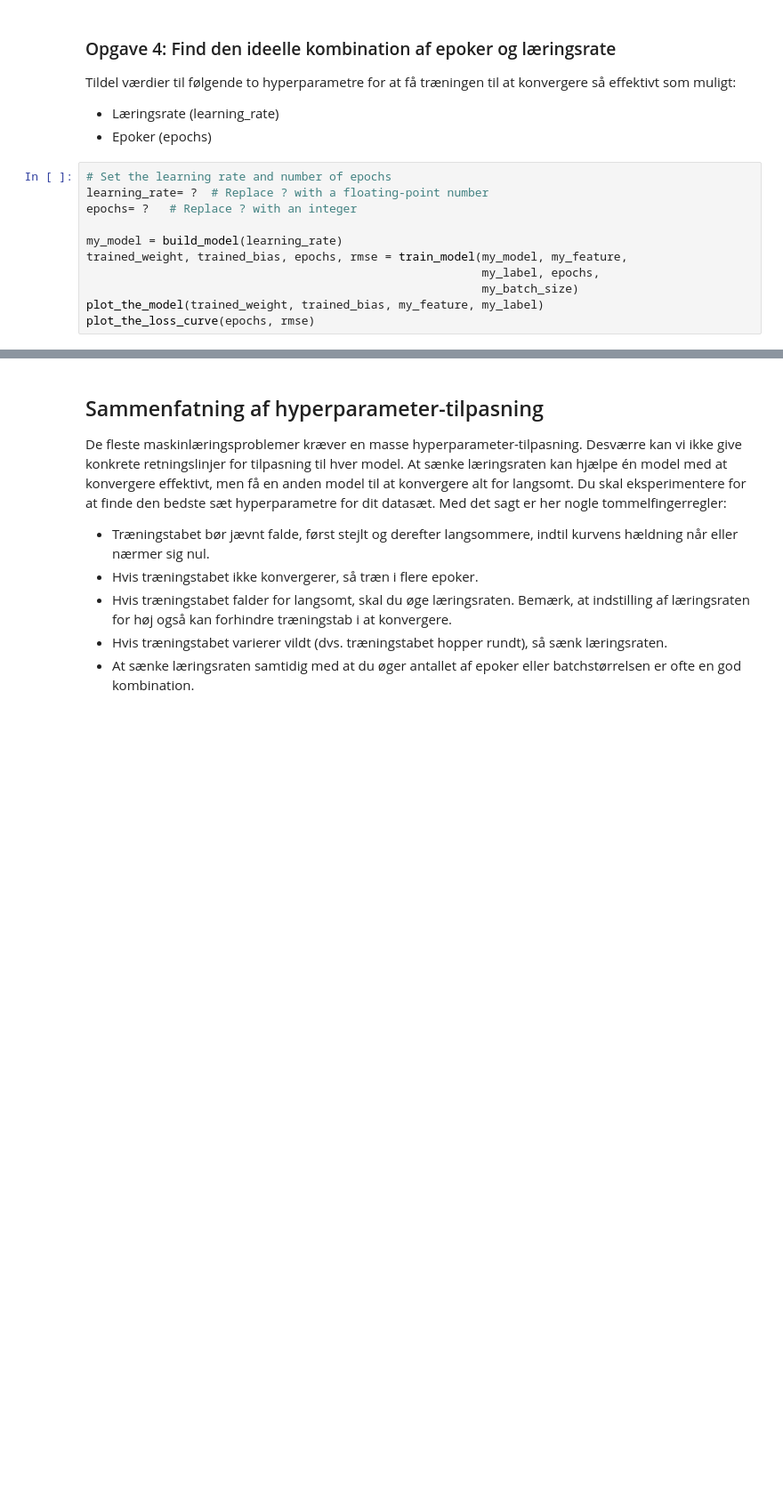
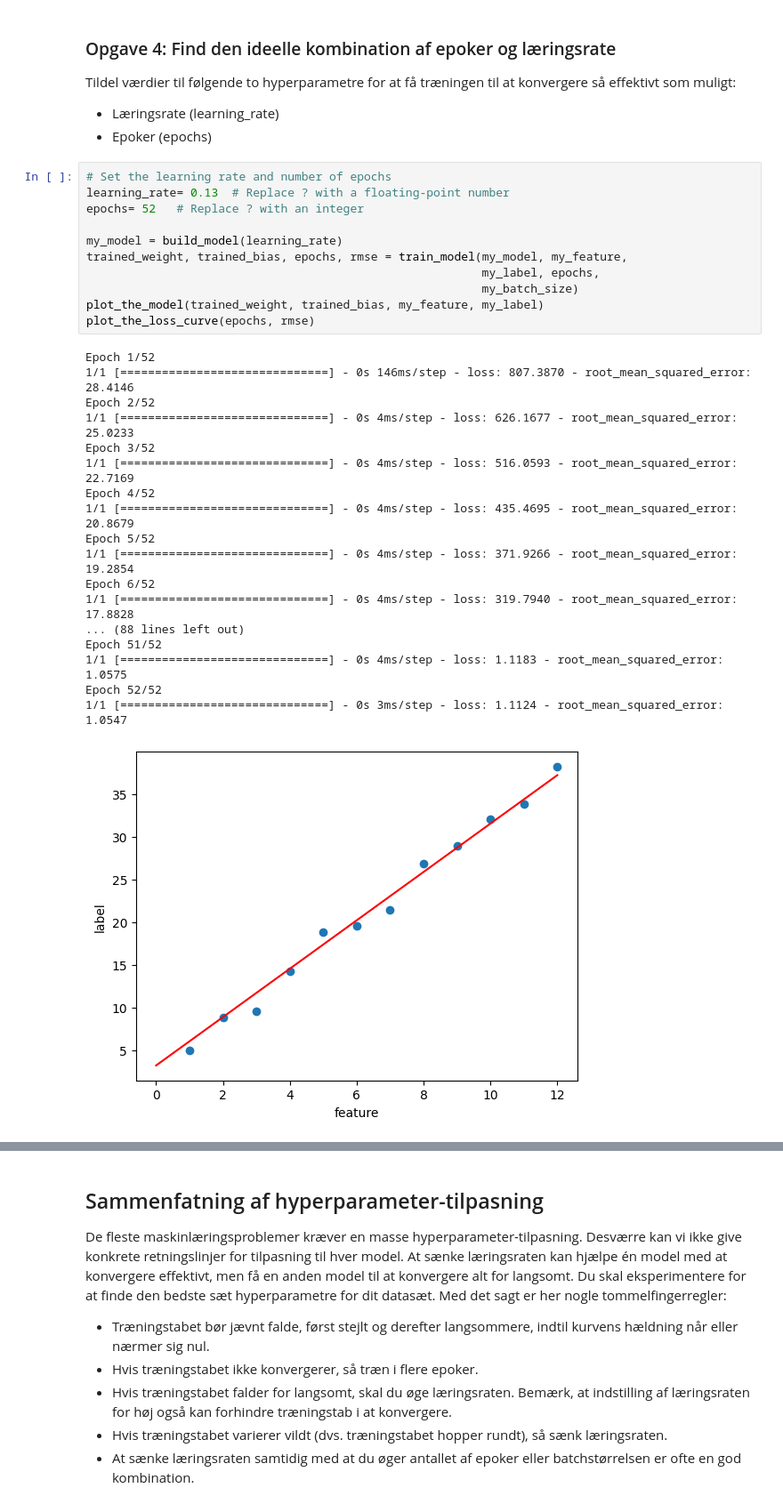
Before and after one commit to MAGS-GHC/ml-opgaver-DanDamgaard, a Jupyter notebook: 1. Regression/1. regression.ipynb, the cells around one changed output, grey strips where cells are left out. Shown at 89% size. Cells and saved outputs as stored; diff of their text form; blank space fills up the shorter version.

```diff
--- a/1. Regression/1. regression.ipynb
+++ b/1. Regression/1. regression.ipynb
@@ -230,12 +297,31 @@ Tildel værdier til følgende to hyperparametre for at få træningen til at kon
 * Epoker (epochs)
 # %%
 # Set the learning rate and number of epochs
-learning_rate= ?  # Replace ? with a floating-point number
-epochs= ?   # Replace ? with an integer
+learning_rate= 0.13  # Replace ? with a floating-point number
+epochs= 52   # Replace ? with an integer
 
 my_model = build_model(learning_rate)
 trained_weight, trained_bias, epochs, rmse = train_model(my_model, my_feature,
                                                          my_label, epochs,
                                                          my_batch_size)
 plot_the_model(trained_weight, trained_bias, my_feature, my_label)
 plot_the_loss_curve(epochs, rmse)
+# %% [output]
+Epoch 1/52
+1/1 [==============================] - 0s 146ms/step - loss: 807.3870 - root_mean_squared_error: 28.4146
+Epoch 2/52
+1/1 [==============================] - 0s 4ms/step - loss: 626.1677 - root_mean_squared_error: 25.0233
+Epoch 3/52
+1/1 [==============================] - 0s 4ms/step - loss: 516.0593 - root_mean_squared_error: 22.7169
+Epoch 4/52
+1/1 [==============================] - 0s 4ms/step - loss: 435.4695 - root_mean_squared_error: 20.8679
+Epoch 5/52
+1/1 [==============================] - 0s 4ms/step - loss: 371.9266 - root_mean_squared_error: 19.2854
+Epoch 6/52
+1/1 [==============================] - 0s 4ms/step - loss: 319.7940 - root_mean_squared_error: 17.8828
+... (88 lines left out)
+Epoch 51/52
+1/1 [==============================] - 0s 4ms/step - loss: 1.1183 - root_mean_squared_error: 1.0575
+Epoch 52/52
+1/1 [==============================] - 0s 3ms/step - loss: 1.1124 - root_mean_squared_error: 1.0547
+[figure, added]
```
Also changed, not shown: parts of 26 cells of this notebook.
